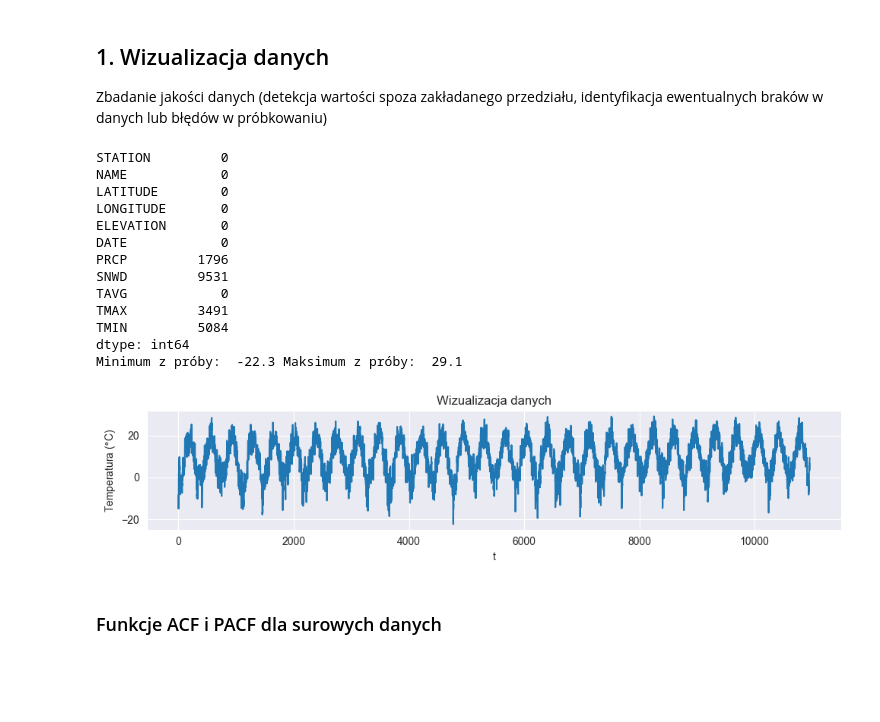
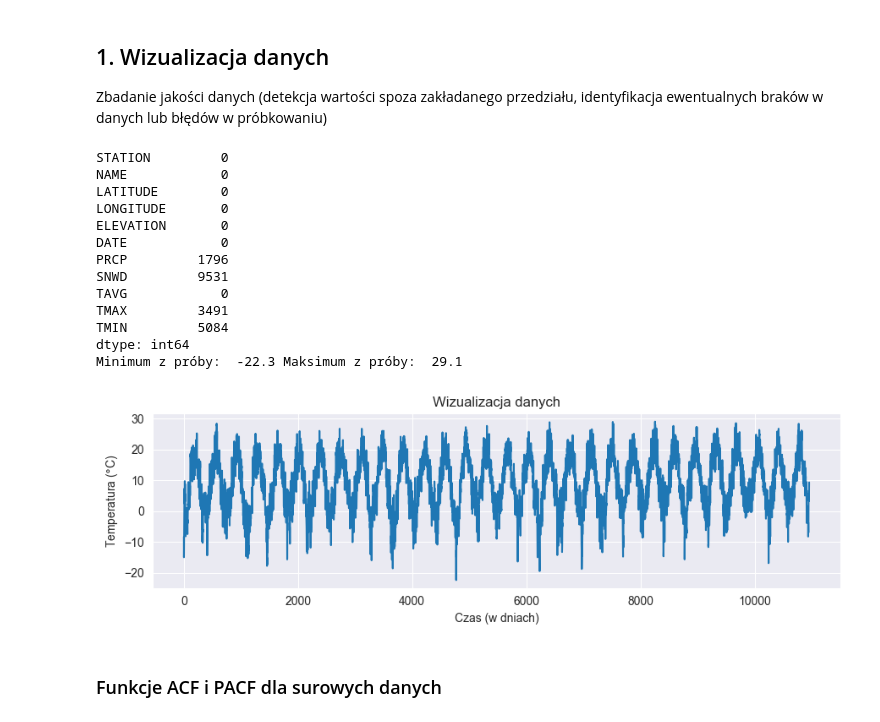
Before and after one commit to prog-zuzanna-sosnowska/Projekt-kaszcz, a Jupyter notebook: src/projekt_ARMA.ipynb, the cells around one changed output. Cells and saved outputs as stored; diff of their text form; code cells hidden in the pictures; blank space fills up the shorter version.

```diff
--- a/src/projekt_ARMA.ipynb
+++ b/src/projekt_ARMA.ipynb
@@ -28,36 +29,38 @@ df = pd.read_csv(r'..\data\warsaw.csv')
 avg_temp = df['TAVG']
 
 
 # Informacje o brakach w danych
 print(df.isnull().sum())
 print('Minimum z próby: ', min(avg_temp),'Maksimum z próby: ', max(avg_temp))
 
 # Wizualizacja trajektorii
 
-plt.figure(figsize=(10, 2.5))
+plt.figure(figsize=(9, 3))
 
 plt.plot(avg_temp)
-plt.xlabel('t')
+plt.xlabel('Czas (w dniach)')
 plt.ylabel(r'Temperatura ($\degree$C)')
 plt.title('Wizualizacja danych')
 
 plt.tight_layout()
+plt.savefig("..\\img\\wizualizacja_danych.png")
 plt.show()
+plt.close()
 # %% [output]
 STATION         0
 NAME            0
 LATITUDE        0
 LONGITUDE       0
 ELEVATION       0
 DATE            0
 PRCP         1796
 SNWD         9531
 TAVG            0
 TMAX         3491
 TMIN         5084
 dtype: int64
 Minimum z próby:  -22.3 Maksimum z próby:  29.1
-[figure, old version]
+[figure, new version]
 # %% [markdown]
 ### Funkcje ACF i PACF dla surowych danych
 # %%
```
Also changed, not shown: parts of 16 cells of this notebook.
